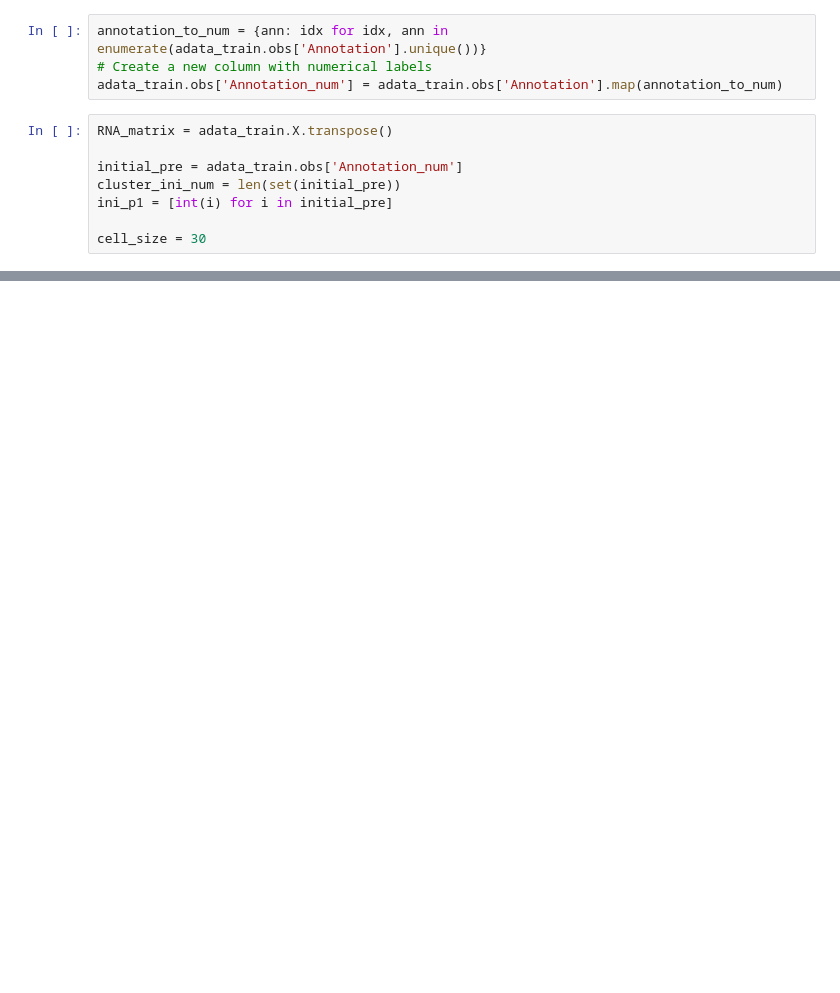
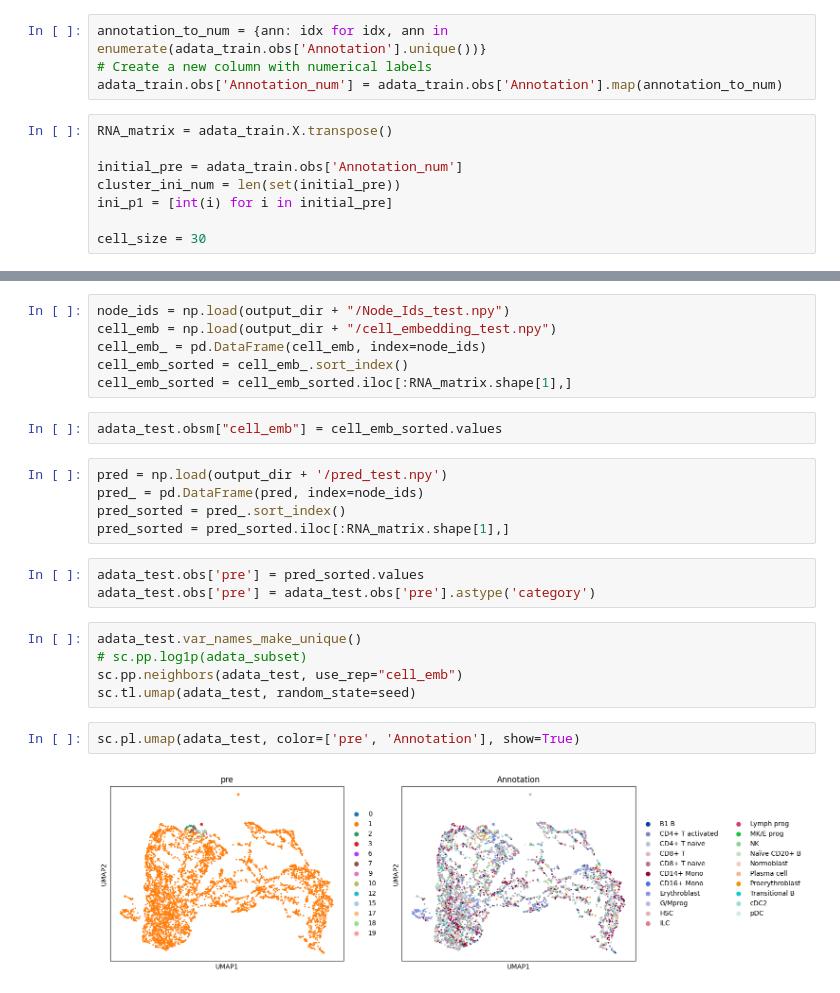
Before and after one commit to StickTaTa/ScFormer, a Jupyter notebook: Tutorial/24_pbmc_four_sample.ipynb, the cells around one changed output, grey strips where cells are left out. Cells and saved outputs as stored; diff of their text form; blank space fills up the shorter version.

```diff
--- a/Tutorial/24_pbmc_four_sample.ipynb
+++ b/Tutorial/24_pbmc_four_sample.ipynb
@@ -121,0 +161,25 @@ np.save(output_dir + "/cell_embedding.npy", ScFormer_result["cell_embedding"])
+# %%
+node_ids = np.load(output_dir + "/Node_Ids_test.npy")
+cell_emb = np.load(output_dir + "/cell_embedding_test.npy")
+cell_emb_ = pd.DataFrame(cell_emb, index=node_ids)
+cell_emb_sorted = cell_emb_.sort_index()
+cell_emb_sorted = cell_emb_sorted.iloc[:RNA_matrix.shape[1],]
+# %%
+adata_test.obsm["cell_emb"] = cell_emb_sorted.values
+# %%
+pred = np.load(output_dir + '/pred_test.npy')
+pred_ = pd.DataFrame(pred, index=node_ids)
+pred_sorted = pred_.sort_index()
+pred_sorted = pred_sorted.iloc[:RNA_matrix.shape[1],]
+# %%
+adata_test.obs['pre'] = pred_sorted.values
+adata_test.obs['pre'] = adata_test.obs['pre'].astype('category')
+# %%
+adata_test.var_names_make_unique()
+# sc.pp.log1p(adata_subset)
+sc.pp.neighbors(adata_test, use_rep="cell_emb")
+sc.tl.umap(adata_test, random_state=seed)
+# %%
+sc.pl.umap(adata_test, color=['pre', 'Annotation'], show=True)
+# %% [output]
+[figure, added]
```
Also changed, not shown: parts of 8 cells of this notebook, 5 other files.
